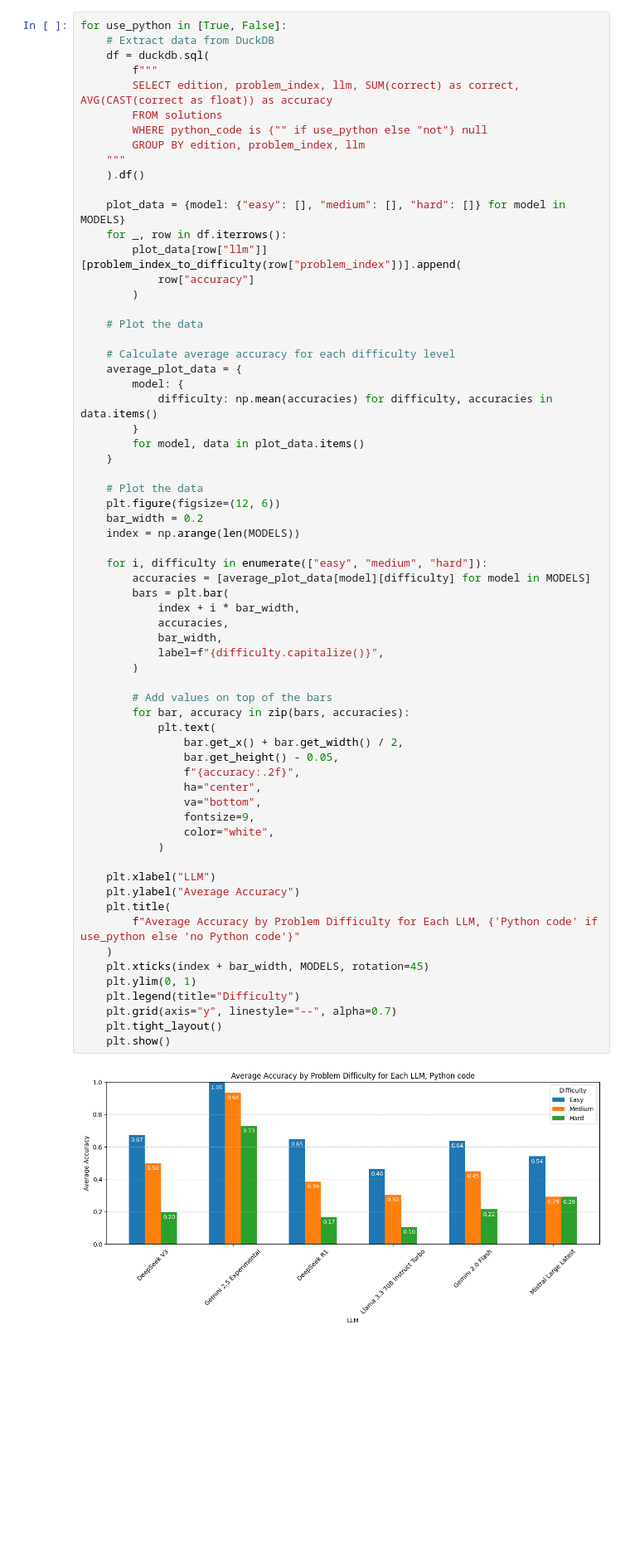
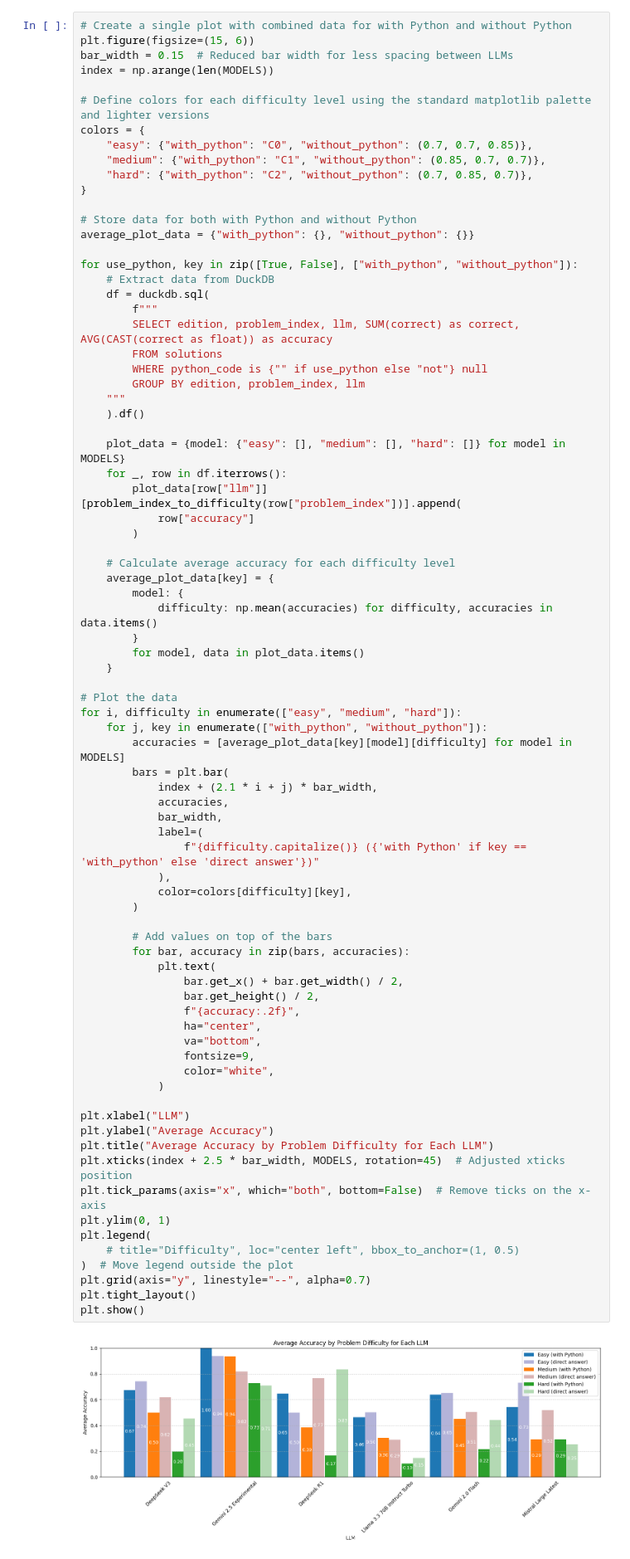
Before and after one commit to theodormoroianu/mateinfoub-with-llm, a Jupyter notebook: src/analysis.ipynb, the cells around one changed output. Shown at 83% size. Cells and saved outputs as stored; diff of their text form; blank space fills up the shorter version.

```diff
--- a/src/analysis.ipynb
+++ b/src/analysis.ipynb
@@ -469,7 +576,22 @@ for use_python in [True, False]:
 
 Writing python code is challenging, so seeing the success rate of the LLMs when using Python is interesting.
 # %%
-for use_python in [True, False]:
+# Create a single plot with combined data for with Python and without Python
+plt.figure(figsize=(15, 6))
+bar_width = 0.15  # Reduced bar width for less spacing between LLMs
+index = np.arange(len(MODELS))
+
+# Define colors for each difficulty level using the standard matplotlib palette and lighter versions
+colors = {
+    "easy": {"with_python": "C0", "without_python": (0.7, 0.7, 0.85)},
+    "medium": {"with_python": "C1", "without_python": (0.85, 0.7, 0.7)},
+    "hard": {"with_python": "C2", "without_python": (0.7, 0.85, 0.7)},
+}
+
+# Store data for both with Python and without Python
+average_plot_data = {"with_python": {}, "without_python": {}}
+
+for use_python, key in zip([True, False], ["with_python", "without_python"]):
     # Extract data from DuckDB
     df = duckdb.sql(
         f"""
@@ -483,55 +605,54 @@ for use_python in [True, False]:
     plot_data = {model: {"easy": [], "medium": [], "hard": []} for model in MODELS}
     for _, row in df.iterrows():
         plot_data[row["llm"]][problem_index_to_difficulty(row["problem_index"])].append(
             row["accuracy"]
         )
 
-    # Plot the data
-
     # Calculate average accuracy for each difficulty level
-    average_plot_data = {
+    average_plot_data[key] = {
         model: {
             difficulty: np.mean(accuracies) for difficulty, accuracies in data.items()
         }
         for model, data in plot_data.items()
     }
 
-    # Plot the data
-    plt.figure(figsize=(12, 6))
-    bar_width = 0.2
-    index = np.arange(len(MODELS))
-
-    for i, difficulty in enumerate(["easy", "medium", "hard"]):
-        accuracies = [average_plot_data[model][difficulty] for model in MODELS]
+# Plot the data
+for i, difficulty in enumerate(["easy", "medium", "hard"]):
+    for j, key in enumerate(["with_python", "without_python"]):
+        accuracies = [average_plot_data[key][model][difficulty] for model in MODELS]
         bars = plt.bar(
-            index + i * bar_width,
+            index + (2.1 * i + j) * bar_width,
             accuracies,
             bar_width,
-            label=f"{difficulty.capitalize()}",
+            label=(
+                f"{difficulty.capitalize()} ({'with Python' if key == 'with_python' else 'direct answer'})"
+            ),
+            color=colors[difficulty][key],
         )
 
         # Add values on top of the bars
         for bar, accuracy in zip(bars, accuracies):
             plt.text(
                 bar.get_x() + bar.get_width() / 2,
-                bar.get_height() - 0.05,
+                bar.get_height() / 2,
                 f"{accuracy:.2f}",
                 ha="center",
                 va="bottom",
                 fontsize=9,
                 color="white",
             )
 
-    plt.xlabel("LLM")
-    plt.ylabel("Average Accuracy")
-    plt.title(
-        f"Average Accuracy by Problem Difficulty for Each LLM, {'Python code' if use_python else 'no Python code'}"
-    )
-    plt.xticks(index + bar_width, MODELS, rotation=45)
-    plt.ylim(0, 1)
-    plt.legend(title="Difficulty")
-    plt.grid(axis="y", linestyle="--", alpha=0.7)
-    plt.tight_layout()
-    plt.show()
+plt.xlabel("LLM")
+plt.ylabel("Average Accuracy")
+plt.title("Average Accuracy by Problem Difficulty for Each LLM")
+plt.xticks(index + 2.5 * bar_width, MODELS, rotation=45)  # Adjusted xticks position
+plt.tick_params(axis="x", which="both", bottom=False)  # Remove ticks on the x-axis
+plt.ylim(0, 1)
+plt.legend(
+    # title="Difficulty", loc="center left", bbox_to_anchor=(1, 0.5)
+)  # Move legend outside the plot
+plt.grid(axis="y", linestyle="--", alpha=0.7)
+plt.tight_layout()
+plt.show()
 # %% [output]
-[figure, old version]
+[figure, new version]
```
Also changed, not shown: parts of 13 cells of this notebook.
